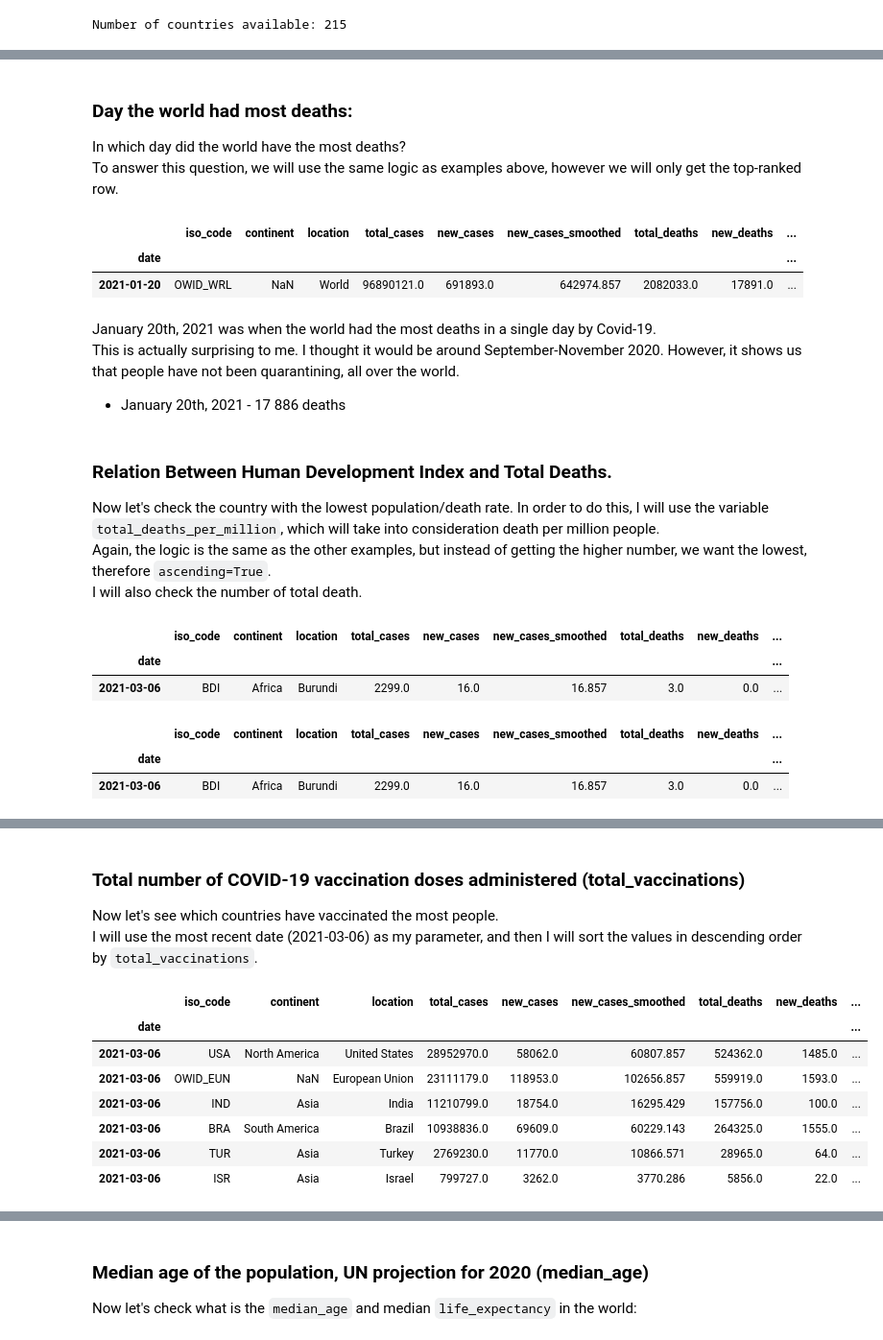
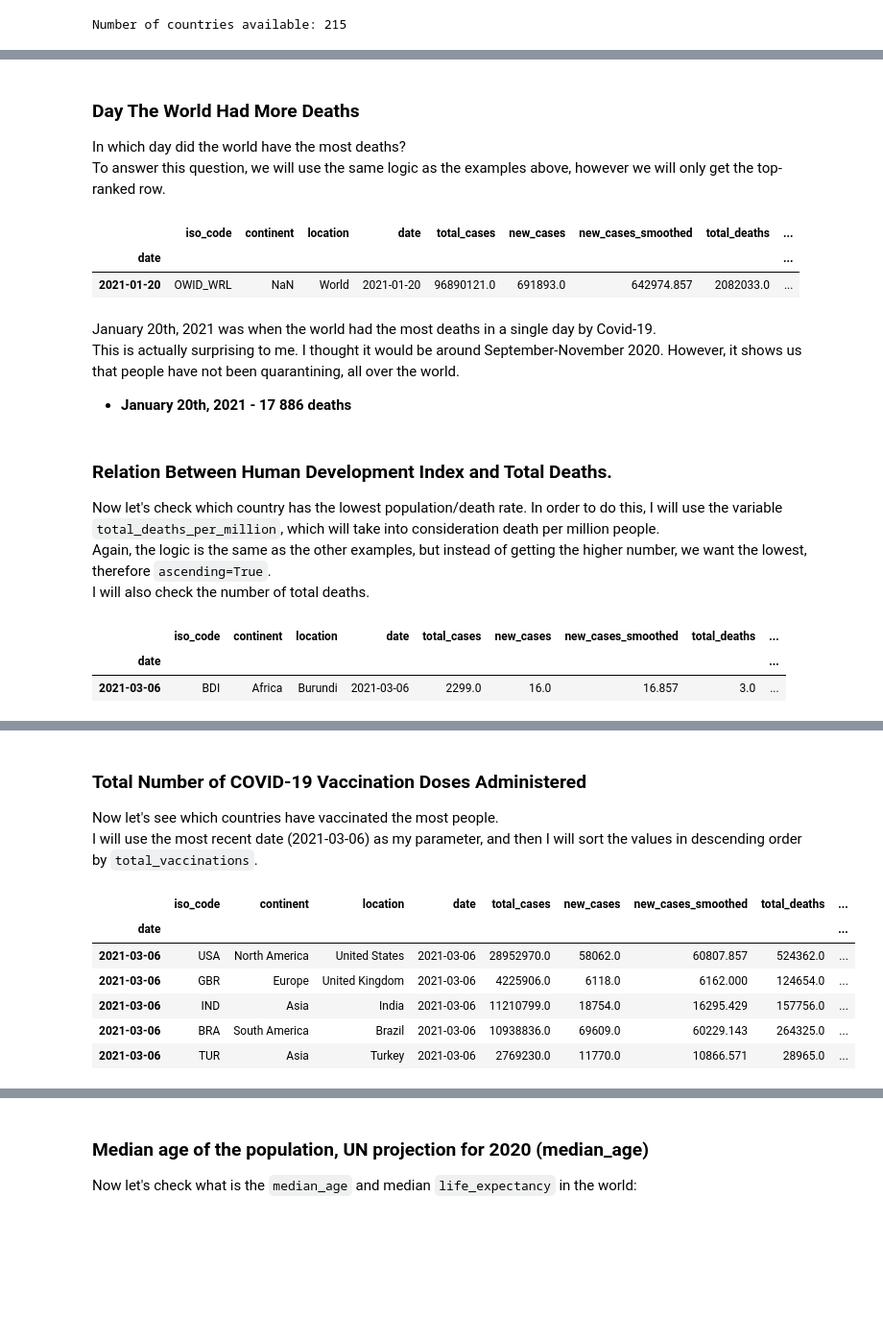
Before and after one commit to vinny380/Covid-19-data-analysis, a Jupyter notebook: Covid_19_Data_Analysis.ipynb, the cells around one changed output, grey strips where cells are left out. Shown: that part at 96% size. Drawn from its saved outputs; the diff is of its cells as text; code cells hidden in the pictures; blank space fills up the shorter version.

```diff
--- a/Covid_19_Data_Analysis.ipynb
+++ b/Covid_19_Data_Analysis.ipynb
@@ -45,6 +45,6 @@ Now I'll assign our dataser to ``df``, and also use the column ``date`` as our i
 # %%
 DATA_PATH = 'https://covid.ourworldindata.org/data/owid-covid-data.csv' # Link to our data
-df = pd.read_csv(DATA_PATH,index_col='date') # Assigning df to our dataset
+df = pd.read_csv(DATA_PATH) # Assigning df to our dataset
 # %% [markdown]
 There we go!<br>
 As always, let's have a look at our table and try to take any insights from it.<br>
@@ -197,0 +194,8 @@ Keep that in mind.
+# %%
+# Removing continents from location
+df = df.drop(df[df.location == 'South America'].index)
+df = df.drop(df[df.location == 'North America'].index)
+df = df.drop(df[df.location == 'Asia'].index)
+df = df.drop(df[df.location == 'Africa'].index)
+df = df.drop(df[df.location == 'Europe'].index)
+df = df.drop(df[df.location == 'European Union'].index)
@@ -197,0 +205,5 @@ Keep that in mind.
+# %%
+# Setting date as index
+df.index = df.date
+# Casting index to date_time type
+df.index = pd.to_datetime(df.index)
@@ -285,39 +309,32 @@ Some studies have tried to directly link low income to higher percentage of new
 # %% [markdown]
-### **Day the world had most deaths:**
+### **Day The World Had More Deaths**
 
 In which day did the world have the most deaths?<br>
-To answer this question, we will use the same logic as examples above, however we will only get the top-ranked row.
+To answer this question, we will use the same logic as the examples above, however we will only get the top-ranked row.
 # %%
 # Day with the most cases
 df.sort_values(by='new_deaths', ascending=False)[0:1]
 # %% [output]
-|  | iso_code | continent | location | total_cases | new_cases | new_cases_smoothed | total_deaths | new_deaths | ... |
+|  | iso_code | continent | location | date | total_cases | new_cases | new_cases_smoothed | total_deaths | ... |
 | date |  |  |  |  |  |  |  |  | ... |
-| 2021-01-20 | OWID_WRL | NaN | World | 96890121.0 | 691893.0 | 642974.857 | 2082033.0 | 17891.0 | ... |
+| 2021-01-20 | OWID_WRL | NaN | World | 2021-01-20 | 96890121.0 | 691893.0 | 642974.857 | 2082033.0 | ... |
 # %% [markdown]
 January 20th, 2021 was when the world had the most deaths in a single day by Covid-19.<br>
 This is actually surprising to me. I thought it would be around September-November 2020. However, it shows us that people have not been quarantining, all over the world.
-* January 20th, 2021 - 17 886 deaths
+* **January 20th, 2021 - 17 886 deaths**
 # %% [markdown]
 ### **Relation Between Human Development Index and Total Deaths.**
 
-Now let's check the country with the lowest population/death rate. In order to do this, I will use the variable ``total_deaths_per_million``, which will take into consideration death per million people.<br>
+Now let's check which country has the lowest population/death rate. In order to do this, I will use the variable ``total_deaths_per_million``, which will take into consideration death per million people.<br>
 Again, the logic is the same as the other examples, but instead of getting the higher number, we want the lowest, therefore ``ascending=True``.<br>
-I will also check the number of total death.
+I will also check the number of total deaths.
 # %%
 # Checking country's HDI
 df.loc['2021-03-06'].sort_values(by='total_deaths_per_million', ascending=True)[:1]
 # %% [output]
-|  | iso_code | continent | location | total_cases | new_cases | new_cases_smoothed | total_deaths | new_deaths | ... |
+|  | iso_code | continent | location | date | total_cases | new_cases | new_cases_smoothed | total_deaths | ... |
 | date |  |  |  |  |  |  |  |  | ... |
-| 2021-03-06 | BDI | Africa | Burundi | 2299.0 | 16.0 | 16.857 | 3.0 | 0.0 | ... |
+| 2021-03-06 | BDI | Africa | Burundi | 2021-03-06 | 2299.0 | 16.0 | 16.857 | 3.0 | ... |
-# %%
-# Total deaths of Burundi
-df.loc[df.location == 'Burundi'].sort_values(by='total_deaths', ascending=False)[:1]
-# %% [output]
-|  | iso_code | continent | location | total_cases | new_cases | new_cases_smoothed | total_deaths | new_deaths | ... |
-| date |  |  |  |  |  |  |  |  | ... |
-| 2021-03-06 | BDI | Africa | Burundi | 2299.0 | 16.0 | 16.857 | 3.0 | 0.0 | ... |
 # %% [markdown]
 <center><img src='https://cdn.britannica.com/77/7177-004-9D72922D/Flag-Burundi.jpg' width=200></center>
 <br>
@@ -333,19 +350,18 @@ Burundi was the country with lowest death rate per one million people, these are
 * Life Expectancy (``life_expectancy``) - 61.58 years old
 * Human Development Index (``human_development_index``) - 0.433
 # %% [markdown]
-### **Total number of COVID-19 vaccination doses administered (total_vaccinations)**
+### **Total Number of COVID-19 Vaccination Doses Administered**
 
 Now let's see which countries have vaccinated the most people.<br>
 I will use the most recent date (2021-03-06) as my parameter, and then I will sort the values in descending order by ``total_vaccinations``.
 # %%
 # Countries with the highest number of vaccinated
-df.loc['2021-03-06'].sort_values(by='total_vaccinations', ascending=False)[1:7]
+df.loc['2021-03-06'].sort_values(by='total_vaccinations', ascending=False)[1:6]
 # %% [output]
-|  | iso_code | continent | location | total_cases | new_cases | new_cases_smoothed | total_deaths | new_deaths | ... |
+|  | iso_code | continent | location | date | total_cases | new_cases | new_cases_smoothed | total_deaths | ... |
 | date |  |  |  |  |  |  |  |  | ... |
-| 2021-03-06 | USA | North America | United States | 28952970.0 | 58062.0 | 60807.857 | 524362.0 | 1485.0 | ... |
-| 2021-03-06 | OWID_EUN | NaN | European Union | 23111179.0 | 118953.0 | 102656.857 | 559919.0 | 1593.0 | ... |
-| 2021-03-06 | IND | Asia | India | 11210799.0 | 18754.0 | 16295.429 | 157756.0 | 100.0 | ... |
-| 2021-03-06 | BRA | South America | Brazil | 10938836.0 | 69609.0 | 60229.143 | 264325.0 | 1555.0 | ... |
-| 2021-03-06 | TUR | Asia | Turkey | 2769230.0 | 11770.0 | 10866.571 | 28965.0 | 64.0 | ... |
-| 2021-03-06 | ISR | Asia | Israel | 799727.0 | 3262.0 | 3770.286 | 5856.0 | 22.0 | ... |
+| 2021-03-06 | USA | North America | United States | 2021-03-06 | 28952970.0 | 58062.0 | 60807.857 | 524362.0 | ... |
+| 2021-03-06 | GBR | Europe | United Kingdom | 2021-03-06 | 4225906.0 | 6118.0 | 6162.000 | 124654.0 | ... |
+| 2021-03-06 | IND | Asia | India | 2021-03-06 | 11210799.0 | 18754.0 | 16295.429 | 157756.0 | ... |
+| 2021-03-06 | BRA | South America | Brazil | 2021-03-06 | 10938836.0 | 69609.0 | 60229.143 | 264325.0 | ... |
+| 2021-03-06 | TUR | Asia | Turkey | 2021-03-06 | 2769230.0 | 11770.0 | 10866.571 | 28965.0 | ... |
```
Also changed, not shown: parts of 49 cells of this notebook.
